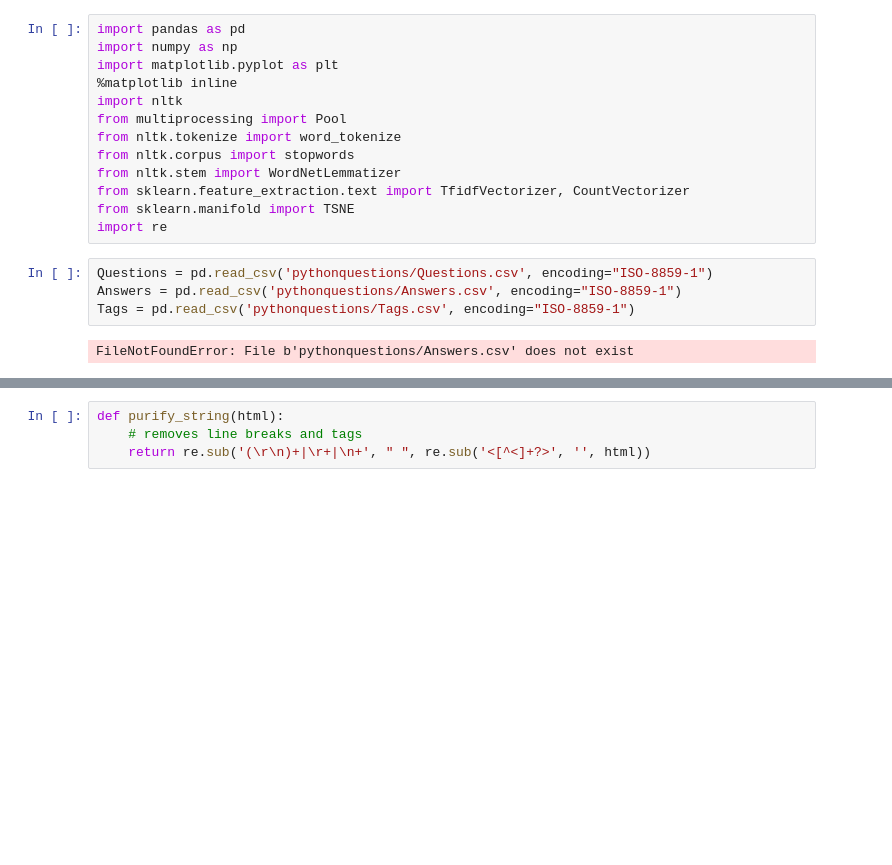
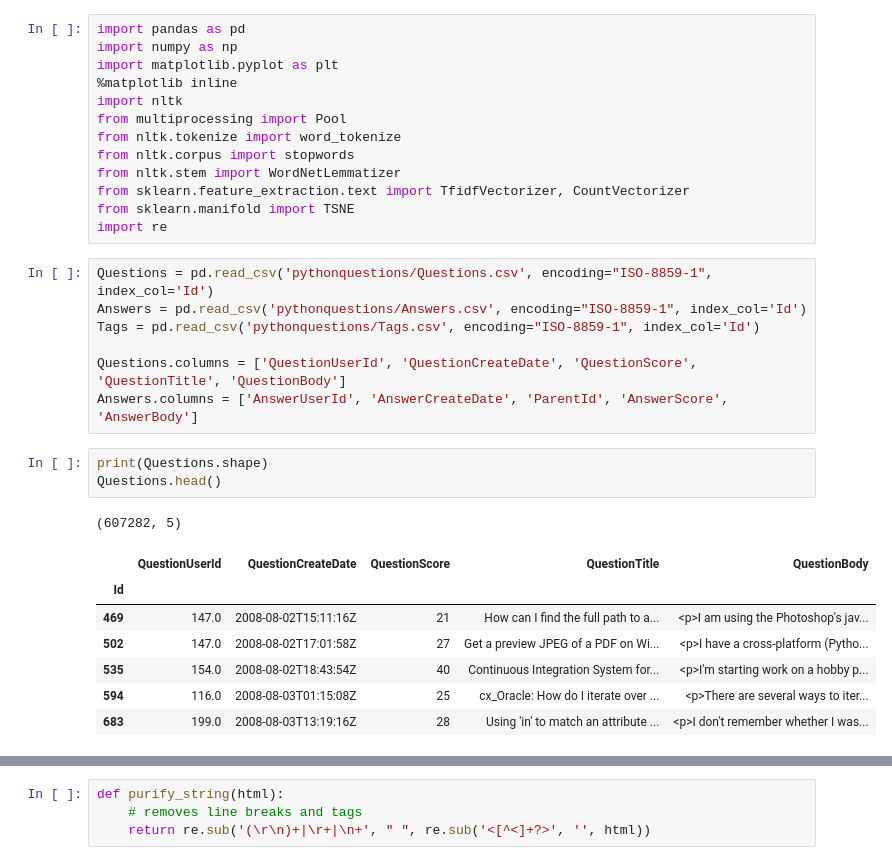
Before and after one commit to tjann/dmafinal, a Jupyter notebook: EDA.ipynb, the cells around one changed output, grey strips where cells are left out. Drawn from its saved outputs; the diff is of its cells as text; blank space fills up the shorter version.

```diff
--- a/EDA.ipynb
+++ b/EDA.ipynb
@@ -12,8 +32,21 @@ from sklearn.feature_extraction.text import TfidfVectorizer, CountVectorizer
 from sklearn.manifold import TSNE
 import re
 # %%
-Questions = pd.read_csv('pythonquestions/Questions.csv', encoding="ISO-8859-1")
-Answers = pd.read_csv('pythonquestions/Answers.csv', encoding="ISO-8859-1")
-Tags = pd.read_csv('pythonquestions/Tags.csv', encoding="ISO-8859-1")
+Questions = pd.read_csv('pythonquestions/Questions.csv', encoding="ISO-8859-1", index_col='Id')
+Answers = pd.read_csv('pythonquestions/Answers.csv', encoding="ISO-8859-1", index_col='Id')
+Tags = pd.read_csv('pythonquestions/Tags.csv', encoding="ISO-8859-1", index_col='Id')
+
+Questions.columns = ['QuestionUserId', 'QuestionCreateDate', 'QuestionScore', 'QuestionTitle', 'QuestionBody']
+Answers.columns = ['AnswerUserId', 'AnswerCreateDate', 'ParentId', 'AnswerScore', 'AnswerBody']
-# %% [output]
-FileNotFoundError: File b'pythonquestions/Answers.csv' does not exist
+# %%
+print(Questions.shape)
+Questions.head()
+# %% [output]
+(607282, 5)
+|  | QuestionUserId | QuestionCreateDate | QuestionScore | QuestionTitle | QuestionBody |
+| Id |  |  |  |  |  |
+| 469 | 147.0 | 2008-08-02T15:11:16Z | 21 | How can I find the full path to a... | <p>I am using the Photoshop's jav... |
+| 502 | 147.0 | 2008-08-02T17:01:58Z | 27 | Get a preview JPEG of a PDF on Wi... | <p>I have a cross-platform (Pytho... |
+| 535 | 154.0 | 2008-08-02T18:43:54Z | 40 | Continuous Integration System for... | <p>I'm starting work on a hobby p... |
+| 594 | 116.0 | 2008-08-03T01:15:08Z | 25 | cx_Oracle: How do I iterate over ... | <p>There are several ways to iter... |
+| 683 | 199.0 | 2008-08-03T13:19:16Z | 28 | Using 'in' to match an attribute ... | <p>I don't remember whether I was... |
```
Also changed, not shown: parts of 61 cells of this notebook.
